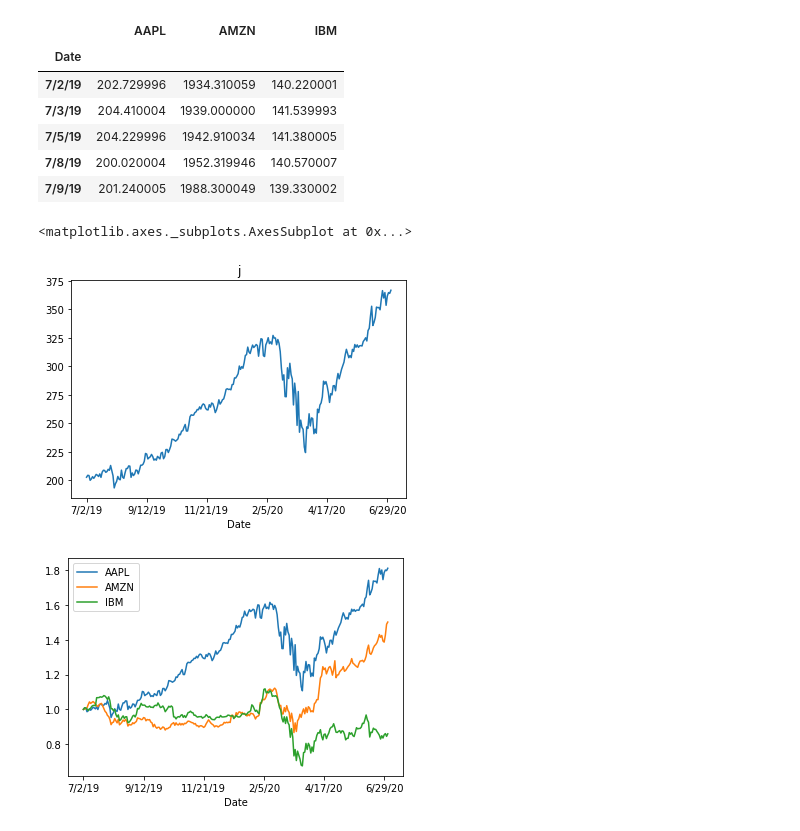
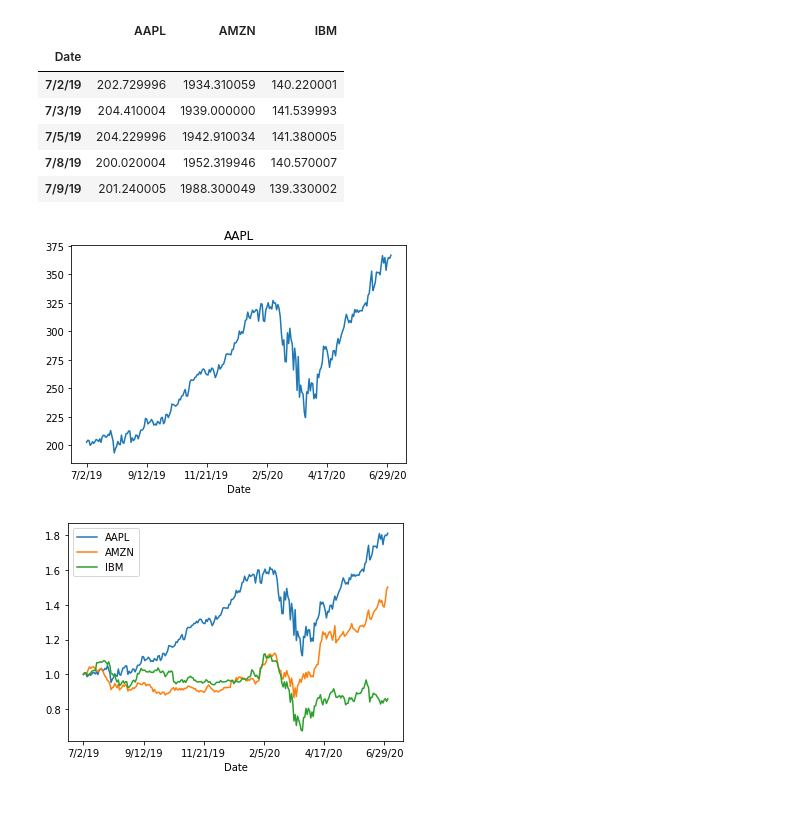
Before and after one commit to programwithus/Python_Fundamentals, a Jupyter notebook: ExampleCSVStatistics.ipynb, the cells around one changed output. Cells and saved outputs as stored; diff of their text form; code cells hidden in the pictures.

```diff
--- a/ExampleCSVStatistics.ipynb
+++ b/ExampleCSVStatistics.ipynb
@@ -13,10 +19,9 @@ df.head()
 | 7/8/19 | 200.020004 | 1952.319946 | 140.570007 |
 | 7/9/19 | 201.240005 | 1988.300049 | 139.330002 |
 # %%
-df["AAPL"].plot.line(title="j")
+df["AAPL"].plot.line(title="AAPL");
 # %% [output]
-<matplotlib.axes._subplots.AxesSubplot at 0x...>
-[figure, old version]
+[figure, new version]
 # %%
 (df/df.iloc[0]).plot();
 # %% [output]
```
Also changed, not shown: parts of 3 cells of this notebook, 4 other files.
